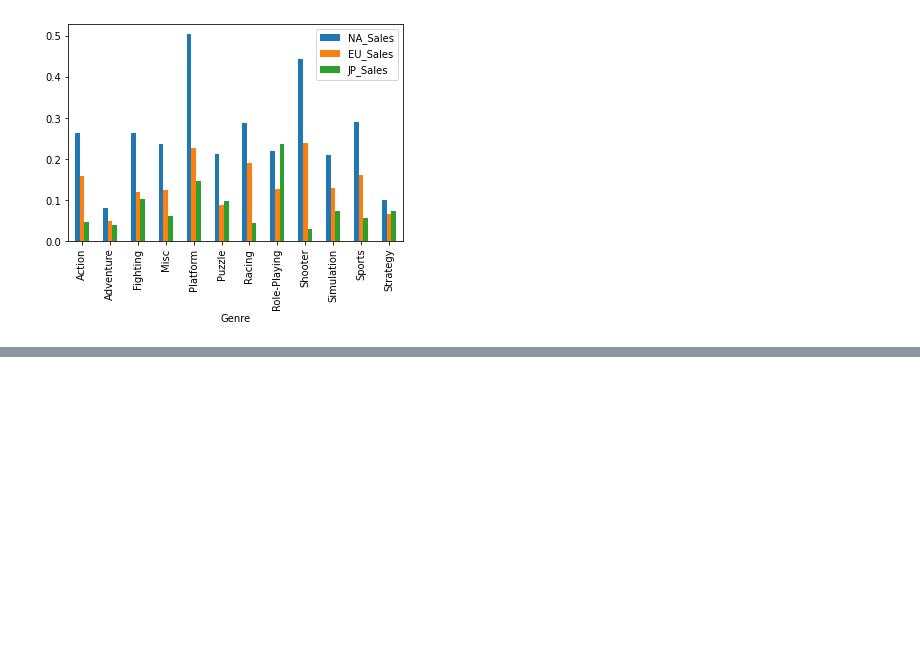
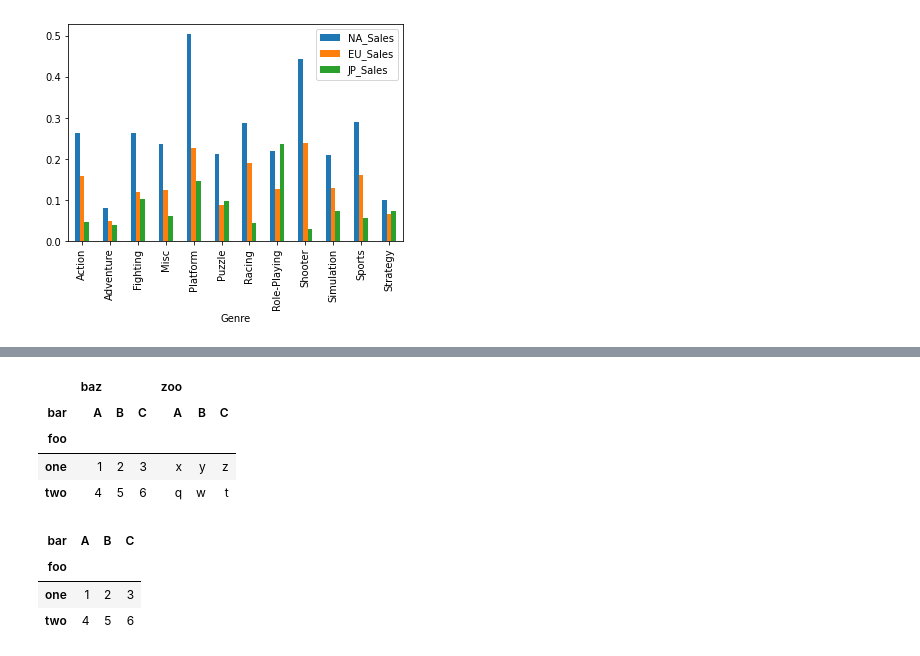
Before and after one commit to chain-veerender/datascience, a Jupyter notebook: Numpy_and_Pandas_Tutorial.ipynb, the cells around one changed output, grey strips where cells are left out. Saved outputs shown, nothing was run; the diff lists cells and outputs as text; code cells hidden in the pictures; blank space fills up the shorter version.

```diff
--- a/Numpy_and_Pandas_Tutorial.ipynb
+++ b/Numpy_and_Pandas_Tutorial.ipynb
@@ -1059,0 +1082,15 @@ group[["NA_Sales",
+# %%
+df.pivot(index='foo', columns='bar', values= ['baz','zoo'])
+# %% [output]
+|  | baz |  |  | zoo |  |  |
+| bar | A | B | C | A | B | C |
+| foo |  |  |  |  |  |  |
+| one | 1 | 2 | 3 | x | y | z |
+| two | 4 | 5 | 6 | q | w | t |
+# %%
+df.pivot(index='foo', columns='bar')['baz']
+# %% [output]
+| bar | A | B | C |
+| foo |  |  |  |
+| one | 1 | 2 | 3 |
+| two | 4 | 5 | 6 |
```
Also changed, not shown: parts of 11 cells of this notebook.
